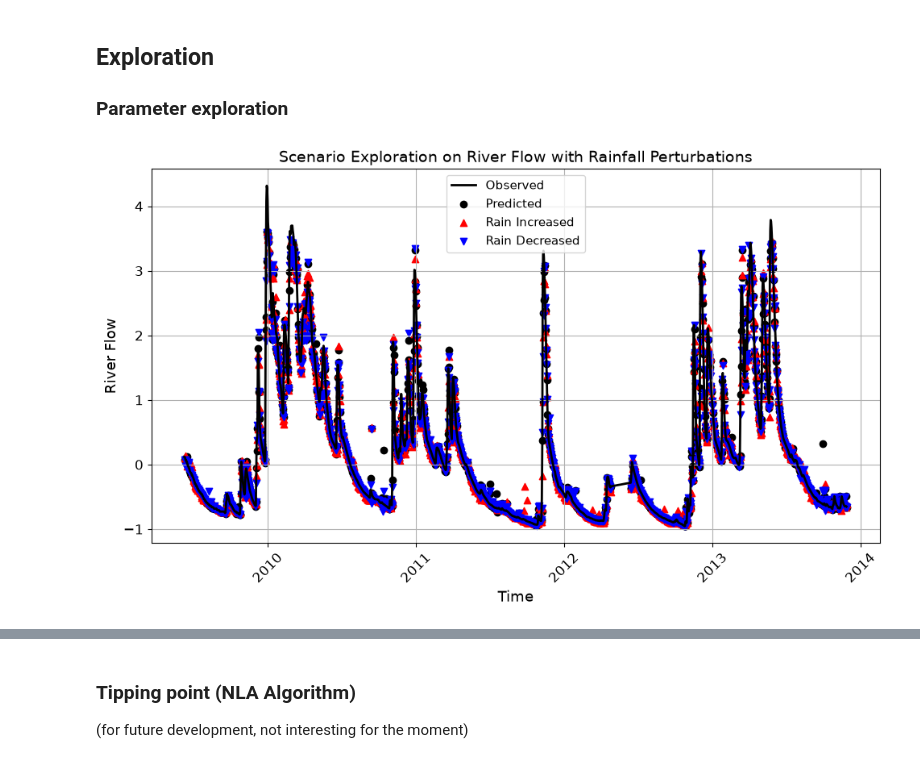
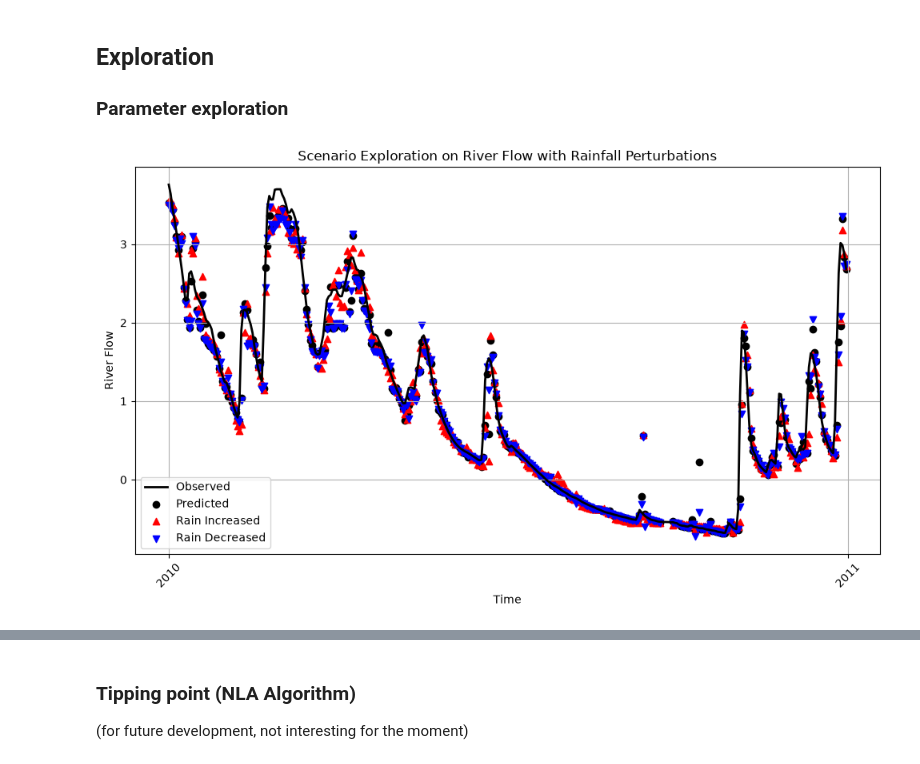
Before and after one commit to EulalieContreras/NTU_ecoinformatic, a Jupyter notebook: mywork/hydrography_notebook.ipynb, the cells around one changed output, grey strips where cells are left out. Drawn from its saved outputs; the diff is of its cells as text; code cells hidden in the pictures.

```diff
--- a/mywork/hydrography_notebook.ipynb
+++ b/mywork/hydrography_notebook.ipynb
@@ -1242,51 +1230,64 @@ lag_cols = [f'flow_lag{i}' for i in range(E_best)]
 lagged = pd.concat([flow.shift(i) for i in range(E_best)], axis=1)
 lagged.columns = lag_cols
 lagged['Rain_t'] = df['precipitation'].shift(3).values
-lagged['date'] = df['date'].iloc[E_best:].reset_index(drop=True)  # ✅ Alignement
+start_idx = max(E_best - 1, 3)
+lagged['date'] = df['date'].iloc[start_idx:].reset_index(drop=True)
 lagged = lagged.dropna().reset_index(drop=True)
 
 col_names = lag_cols + ['Rain_t']
 n_coord = len(col_names)
 n0 = len(lagged)
 half = n0 // 2
 
 # 3. with_time : garder les dates en datetime
 def with_time(d):
-    d['date'] = pd.to_datetime(d['date'])  # ✅ Conversion en datetime
+    d['date'] = pd.to_datetime(d['date'])
     d.insert(0, 'time', d['date'])
     d = d.drop(columns=['date'])
     return d
 
 # 4. Exécution
-def run(shift):
-    d = lagged.copy()
-    d.loc[half:, 'Rain_t'] += shift
-    return Simplex(dataFrame=with_time(d), lib=f"1 {half}", pred=f"{half+1} {n0}",
-                   columns=col_names, target=col_names[0], embedded=True,
-                   E=n_coord, knn=n_coord + 1, verbose=False)
+d = lagged.copy()
+d.loc[half:, 'Rain_t'] += 0.5
+pred_increase = Simplex(dataFrame=with_time(d), lib=f"1 {half}", pred=f"{half+1} {n0}",
+                columns=col_names, target=col_names[0], embedded=True,
+                E=n_coord, knn=n_coord + 1, verbose=False)
 
-delta = 0.5
-pred_nochange, pred_increase, pred_decrease = run(0.0), run(+delta), run(-delta)
+d = lagged.copy()
+d.loc[half:, 'Rain_t'] += 0
+pred_nochange = Simplex(dataFrame=with_time(d), lib=f"1 {half}", pred=f"{half+1} {n0}",
+                columns=col_names, target=col_names[0], embedded=True,
+                E=n_coord, knn=n_coord + 1, verbose=False)
 
-# 5. Traçage : convertir 'time' en datetime si nécessaire
-for df_pred in [pred_nochange, pred_increase, pred_decrease]:
-    df_pred['time'] = pd.to_datetime(df_pred['time'])
+d = lagged.copy()
+d.loc[half:, 'Rain_t'] += -0.5
+pred_decrease = Simplex(dataFrame=with_time(d), lib=f"1 {half}", pred=f"{half+1} {n0}",
+                columns=col_names, target=col_names[0], embedded=True,
+                E=n_coord, knn=n_coord + 1, verbose=False)
+
+
+def prep(d):
+    d = d.copy()
+    d['time'] = pd.to_datetime(d['time'])
+    return d[(d['time'] >= '2010-01-01') & (d['time'] <= '2010-12-31')]
+
+pred_nochange, pred_increase, pred_decrease = [prep(d) for d in (pred_nochange, pred_increase, pred_decrease)]
 
 plt.figure(figsize=(10, 6))
 plt.plot(pred_nochange['time'], pred_nochange["Observations"].values, label="Observed", color="black", linewidth=2)
 plt.scatter(pred_nochange['time'], pred_nochange["Predictions"].values, label="Predicted", color="black", marker='o')
 plt.scatter(pred_increase['time'], pred_increase["Predictions"].values, label="Rain Increased", color="red", marker='^')
 plt.scatter(pred_decrease['time'], pred_decrease["Predictions"].values, label="Rain Decreased", color="blue", marker='v')
 ax = plt.gca()
 ax.xaxis.set_major_locator(mdates.YearLocator())
 ax.xaxis.set_major_formatter(mdates.DateFormatter('%Y'))
 plt.xticks(rotation=45)
 plt.xlabel("Time")
 plt.ylabel("River Flow")
 plt.title("Scenario Exploration on River Flow with Rainfall Perturbations")
 plt.legend()
 plt.grid(True)
 plt.tight_layout()
 # %% [output]
-[figure, old version]
+[figure, new version]
 # %% [markdown]
```
Also changed, not shown: parts of 13 cells of this notebook, 6 other files.
